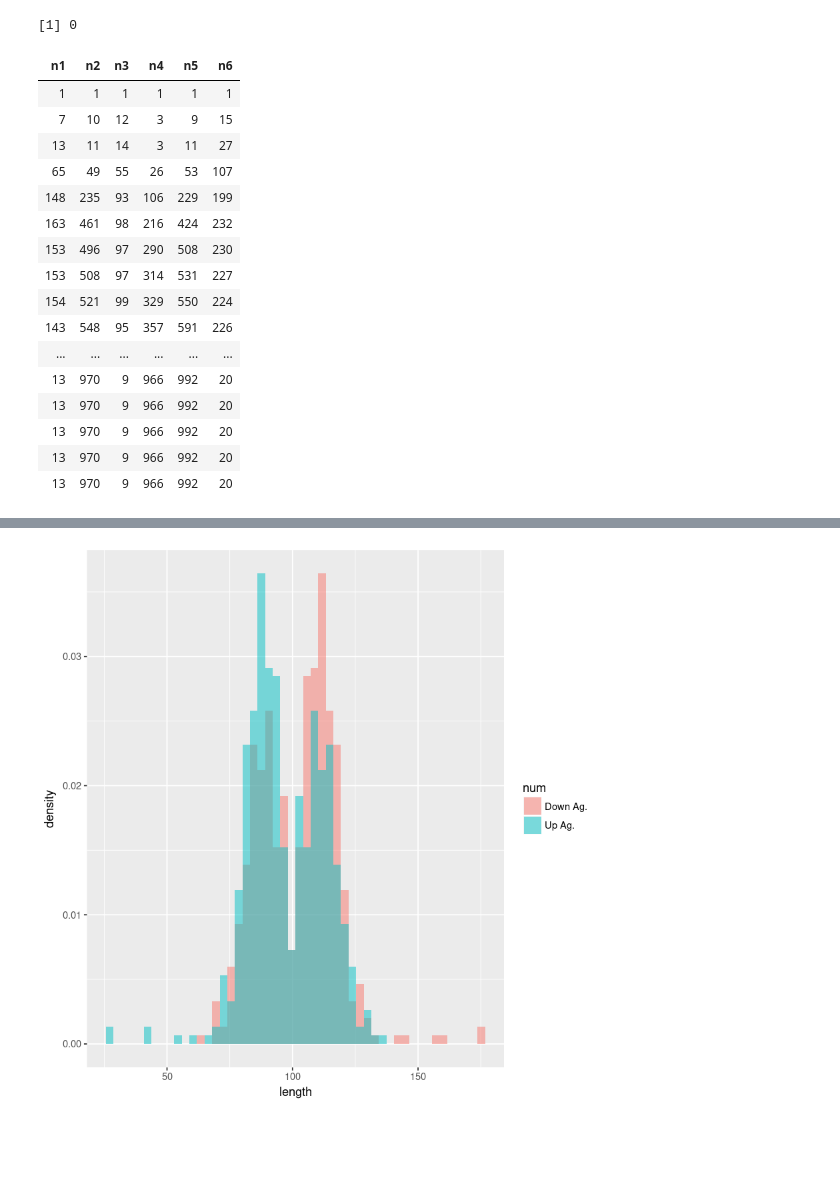
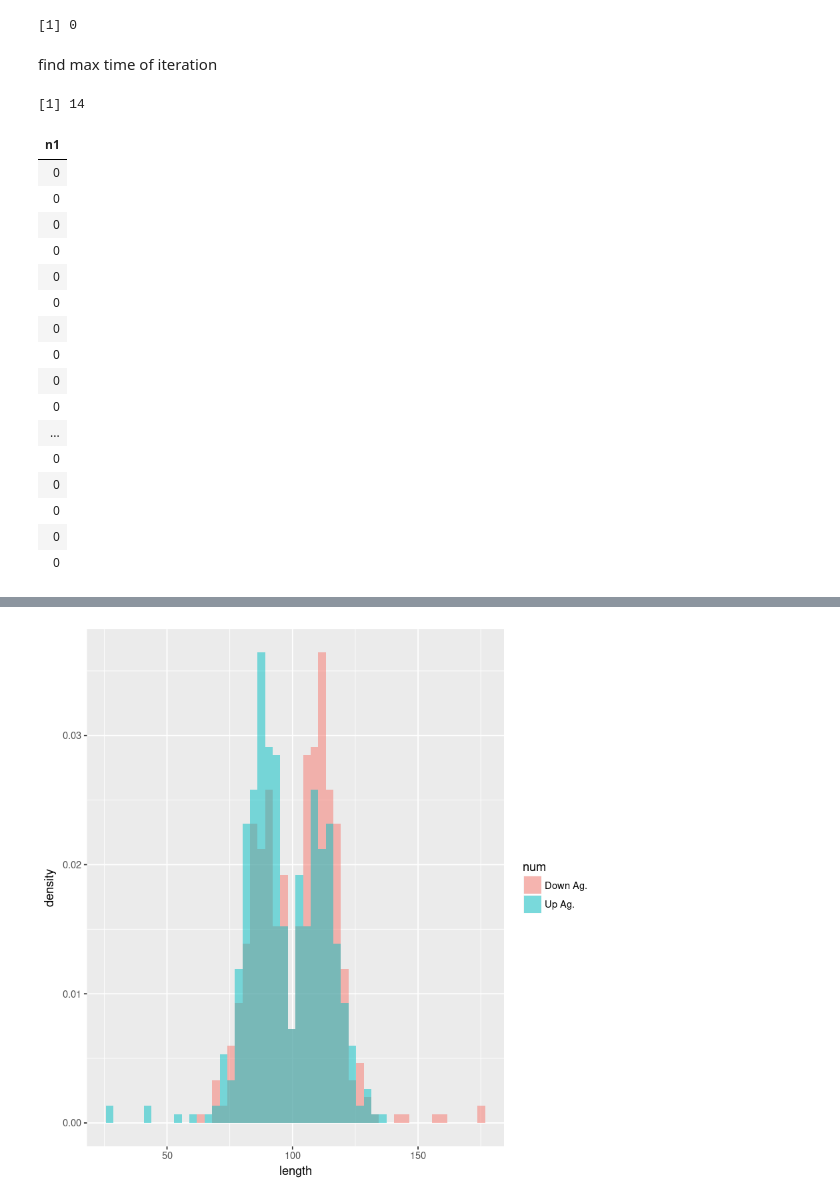
Before and after one commit to BFSteam/memory, a Jupyter notebook: jup/R/ActivationTime.ipynb, the cells around one changed output, grey strips where cells are left out. Saved outputs shown, nothing was run; the diff lists cells and outputs as text; code cells hidden in the pictures; blank space fills up the shorter version.

```diff
--- a/jup/R/ActivationTime.ipynb
+++ b/jup/R/ActivationTime.ipynb
@@ -63,5 +60,7 @@ subset(DT, time == 1) ## come csv normale legge tutte le colonne aventi time ==
 # %%
-newsvec <- DT[1:6,'news0']
+newsvec <- DT[,'news0']
 newsvec <- as.vector(t(newsvec))
+newsvec <- unique(newsvec)
+newsvec <- newsvec[!newsvec=='0']
 newsvec
 # %% [output]
@@ -96,37 +94,42 @@ sum(apply(subset(DT, time == 101),1,function(x) length(which(x==newsvec[0]))))
 # %% [output]
 [1] 0
+# %% [markdown]
+find max time of iteration
 # %%
 maxtime = DT[][which.max(time)]$time
+maxtime
+# %% [output]
+[1] 14
 # %%
-TB <- data.table(n1=integer(),n2=integer(), n3=integer(),n4=integer(),n5=integer(),n6=integer())
+TB <- data.table(n1=integer())
 for (i in 1:maxtime) {
     nn1 =sum(apply(subset(DT, time == i),1,function(x) length(which(x==newsvec[1]))))
-    nn2 =sum(apply(subset(DT, time == i),1,function(x) length(which(x==newsvec[2]))))
-    nn3 =sum(apply(subset(DT, time == i),1,function(x) length(which(x==newsvec[3]))))
-    nn4 =sum(apply(subset(DT, time == i),1,function(x) length(which(x==newsvec[4]))))
-    nn5 =sum(apply(subset(DT, time == i),1,function(x) length(which(x==newsvec[5]))))
-    nn6 =sum(apply(subset(DT, time == i),1,function(x) length(which(x==newsvec[6]))))
+    #nn2 =sum(apply(subset(DT, time == i),1,function(x) length(which(x==newsvec[2]))))
+    #nn3 =sum(apply(subset(DT, time == i),1,function(x) length(which(x==newsvec[3]))))
+    #nn4 =sum(apply(subset(DT, time == i),1,function(x) length(which(x==newsvec[4]))))
+    #nn5 =sum(apply(subset(DT, time == i),1,function(x) length(which(x==newsvec[5]))))
+    #nn6 =sum(apply(subset(DT, time == i),1,function(x) length(which(x==newsvec[6]))))
 
-    TB <- rbindlist(list(TB,  data.table(n1=nn1,n2=nn2,n3=nn3,n4=nn4,n5=nn5,n6=nn6)))
+    TB <- rbindlist(list(TB,  data.table(n1=nn1)))
 }
 TB
 # %% [output]
-| n1 | n2 | n3 | n4 | n5 | n6 |
-| 1 | 1 | 1 | 1 | 1 | 1 |
-| 7 | 10 | 12 | 3 | 9 | 15 |
-| 13 | 11 | 14 | 3 | 11 | 27 |
-| 65 | 49 | 55 | 26 | 53 | 107 |
-| 148 | 235 | 93 | 106 | 229 | 199 |
-| 163 | 461 | 98 | 216 | 424 | 232 |
-| 153 | 496 | 97 | 290 | 508 | 230 |
-| 153 | 508 | 97 | 314 | 531 | 227 |
-| 154 | 521 | 99 | 329 | 550 | 224 |
-| 143 | 548 | 95 | 357 | 591 | 226 |
-| ... | ... | ... | ... | ... | ... |
-| 13 | 970 | 9 | 966 | 992 | 20 |
-| 13 | 970 | 9 | 966 | 992 | 20 |
-| 13 | 970 | 9 | 966 | 992 | 20 |
-| 13 | 970 | 9 | 966 | 992 | 20 |
-| 13 | 970 | 9 | 966 | 992 | 20 |
+| n1 |
+| 0 |
+| 0 |
+| 0 |
+| 0 |
+| 0 |
+| 0 |
+| 0 |
+| 0 |
+| 0 |
+| 0 |
+| ... |
+| 0 |
+| 0 |
+| 0 |
+| 0 |
+| 0 |
 # %%
 # Histogram Colored (blue and red)
```
Also changed, not shown: parts of 13 cells of this notebook, 17 other files.
